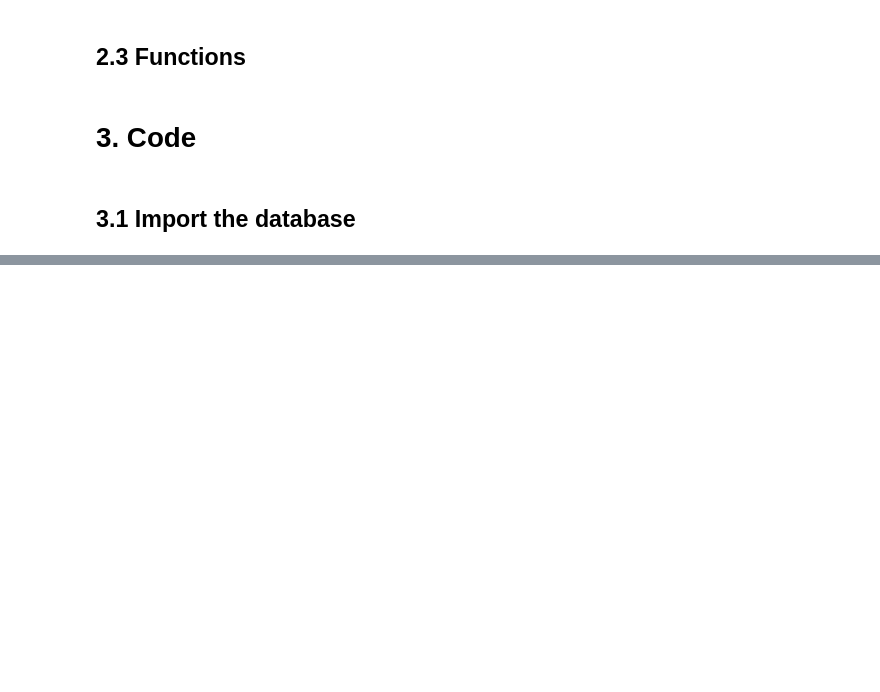
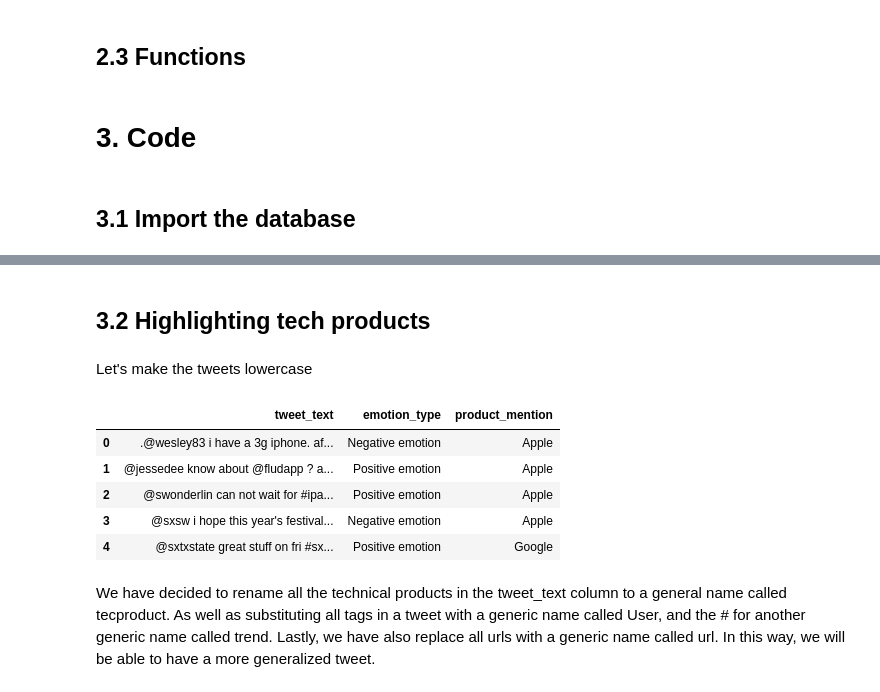
Before and after one commit to mbarriola96/Brands-product_emotions_analysis, a Jupyter notebook: 02_data_preprocessing_and_modelling.ipynb, the cells around one changed output, grey strips where cells are left out. Saved outputs shown, nothing was run; the diff lists cells and outputs as text; code cells hidden in the pictures; blank space fills up the shorter version.

```diff
--- a/02_data_preprocessing_and_modelling.ipynb
+++ b/02_data_preprocessing_and_modelling.ipynb
@@ -41,3 +48,5 @@ True
+# %%
+pd.set_option('display.max_colwidth', 1000)
 # %% [markdown]
 ## 2.3 Functions
 # %%
@@ -106,6 +106,3 @@ def preprocess_product_mention(df):
 # %%
 # Load and prepare data
 df = pd.read_csv('df.csv')
-df['cleaned_text'] = df['tweet_text'].apply(identify_product)
-
-df
@@ -126,3 +108,0 @@ df
-# %%
-# Apply cleaning
-df['cleaned_text'] = df['tweet_text'].apply(clean_text)
@@ -461,0 +109,17 @@ You can try to debug the error by setting error_score='raise'.
+# %% [markdown]
+## 3.2 Highlighting tech products
+# %% [markdown]
+Let's make the tweets lowercase
+# %%
+df['tweet_text'] = df['tweet_text'].str.lower()
+
+df.head()
+# %% [output]
+|  | tweet_text | emotion_type | product_mention |
+| 0 | .@wesley83 i have a 3g iphone. af... | Negative emotion | Apple |
+| 1 | @jessedee know about @fludapp ? a... | Positive emotion | Apple |
+| 2 | @swonderlin can not wait for #ipa... | Positive emotion | Apple |
+| 3 | @sxsw i hope this year's festival... | Negative emotion | Apple |
+| 4 | @sxtxstate great stuff on fri #sx... | Positive emotion | Google |
+# %% [markdown]
+We have decided to rename all the technical products in the tweet_text column to a general name called tecproduct. As well as substituting all tags in a tweet with a generic name called User, and the # for another generic name called trend. Lastly, we have also replace all urls with a generic name called url. In this way, we will be able to have a more generalized tweet.
```
Also changed, not shown: parts of 36 cells of this notebook, 2 other files.
